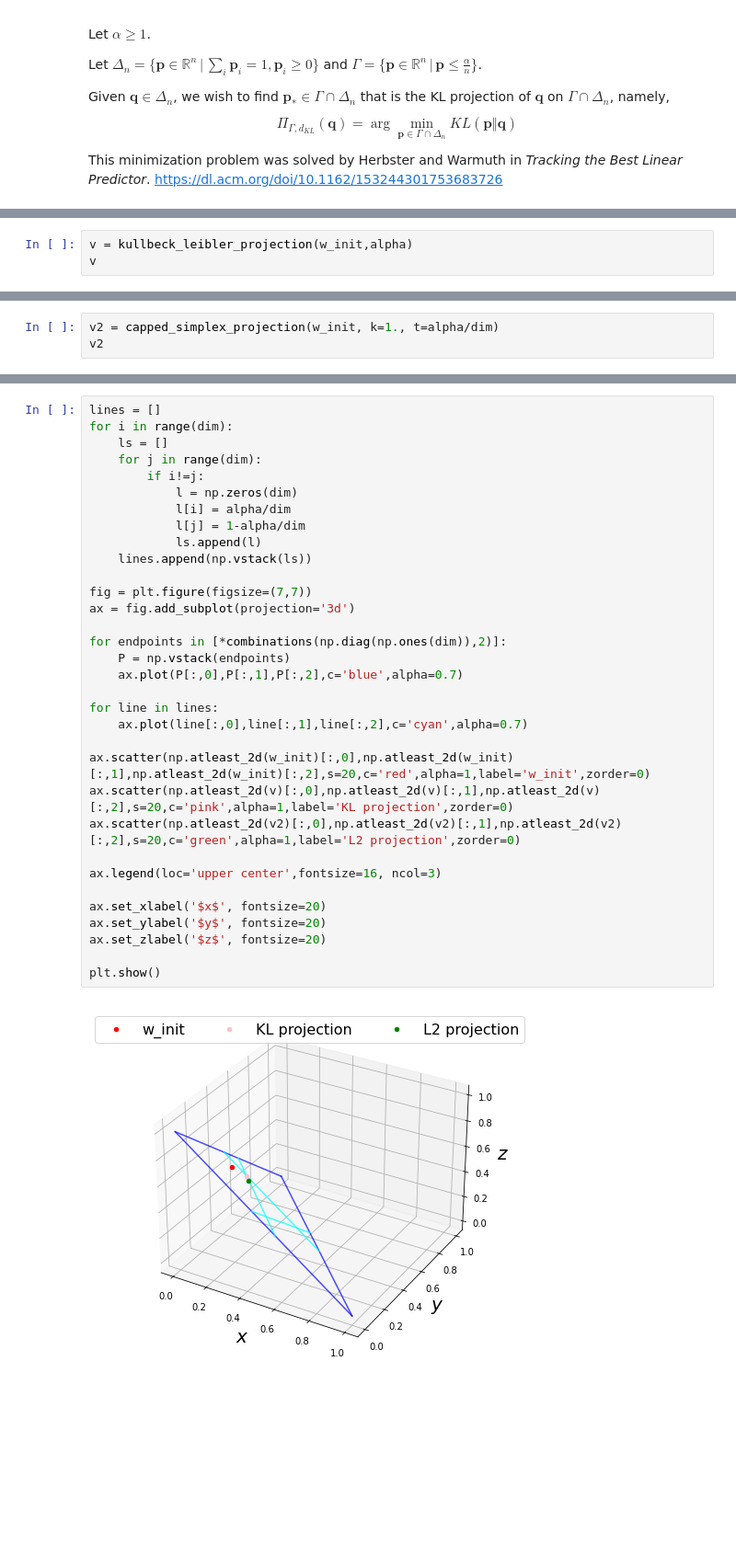
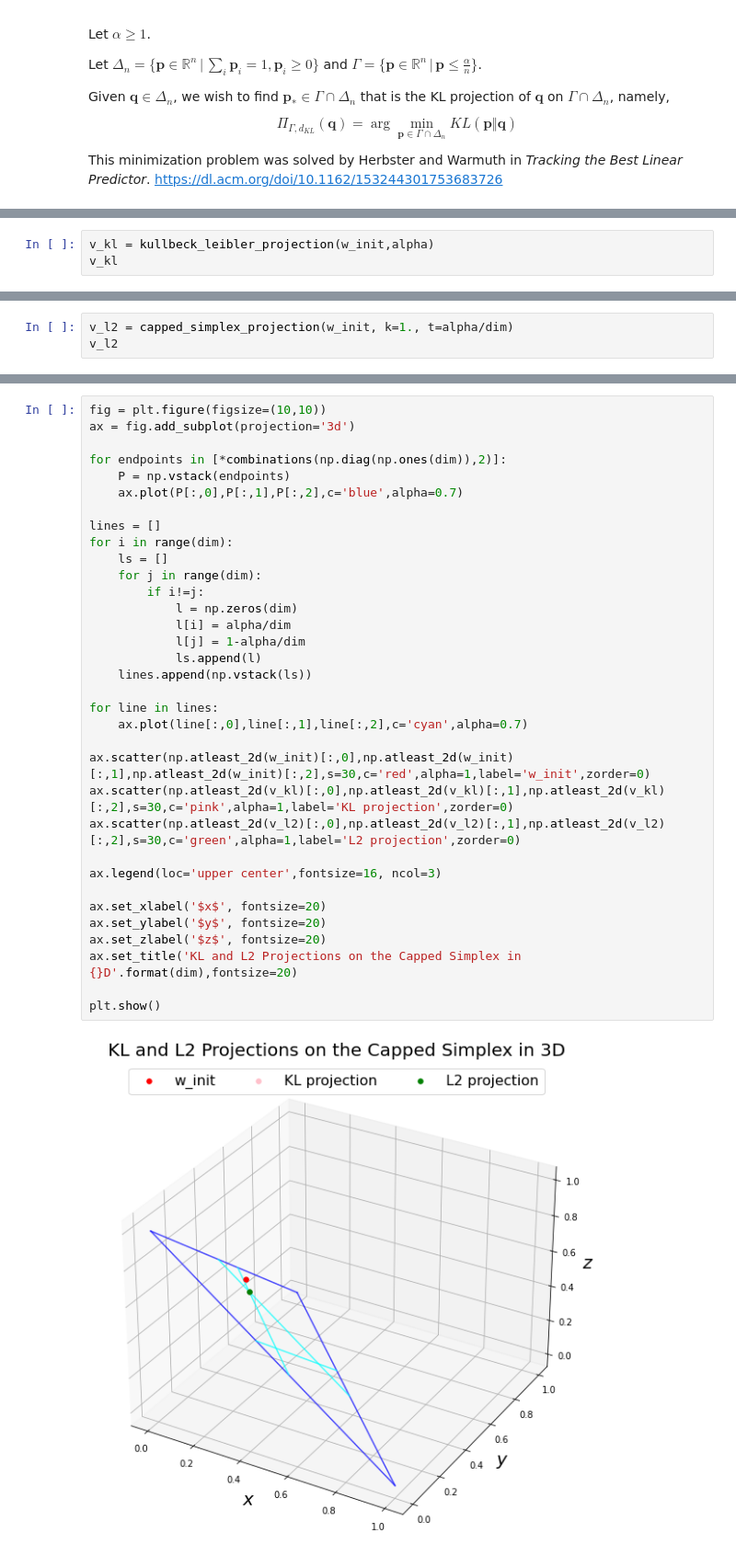
Before and after one commit to ordavidov/robust_mean_estimation, a Jupyter notebook: projections.ipynb, the cells around one changed output, grey strips where cells are left out. Shown at 92% size. Saved outputs shown, nothing was run; the diff lists cells and outputs as text; blank space fills up the shorter version.

```diff
--- a/projections.ipynb
+++ b/projections.ipynb
@@ -69,4 +57,4 @@ array([0.10711997, 0.33293035, 0.55994968])
 # %%
-v = kullbeck_leibler_projection(w_init,alpha)
-v
+v_kl = kullbeck_leibler_projection(w_init,alpha)
+v_kl
 # %% [output]
@@ -74,4 +62,4 @@ array([0.13794176, 0.42872491, 0.43333333])
 # %%
-v2 = capped_simplex_projection(w_init, k=1., t=alpha/dim)
-v2
+v_l2 = capped_simplex_projection(w_init, k=1., t=alpha/dim)
+v_l2
 # %% [output]
@@ -79,35 +67,36 @@ array([0.17042814, 0.39623852, 0.43333333])
 # %%
+fig = plt.figure(figsize=(10,10))
+ax = fig.add_subplot(projection='3d')
+
+for endpoints in [*combinations(np.diag(np.ones(dim)),2)]:
+    P = np.vstack(endpoints)
+    ax.plot(P[:,0],P[:,1],P[:,2],c='blue',alpha=0.7)
+
 lines = []
 for i in range(dim):
     ls = []
     for j in range(dim):
         if i!=j:
             l = np.zeros(dim)
             l[i] = alpha/dim
             l[j] = 1-alpha/dim
             ls.append(l)
     lines.append(np.vstack(ls))
 
-fig = plt.figure(figsize=(7,7))
-ax = fig.add_subplot(projection='3d')
-
-for endpoints in [*combinations(np.diag(np.ones(dim)),2)]:
-    P = np.vstack(endpoints)
-    ax.plot(P[:,0],P[:,1],P[:,2],c='blue',alpha=0.7)
-
 for line in lines:
     ax.plot(line[:,0],line[:,1],line[:,2],c='cyan',alpha=0.7)
 
-ax.scatter(np.atleast_2d(w_init)[:,0],np.atleast_2d(w_init)[:,1],np.atleast_2d(w_init)[:,2],s=20,c='red',alpha=1,label='w_init',zorder=0)
-ax.scatter(np.atleast_2d(v)[:,0],np.atleast_2d(v)[:,1],np.atleast_2d(v)[:,2],s=20,c='pink',alpha=1,label='KL projection',zorder=0)
-ax.scatter(np.atleast_2d(v2)[:,0],np.atleast_2d(v2)[:,1],np.atleast_2d(v2)[:,2],s=20,c='green',alpha=1,label='L2 projection',zorder=0)
+ax.scatter(np.atleast_2d(w_init)[:,0],np.atleast_2d(w_init)[:,1],np.atleast_2d(w_init)[:,2],s=30,c='red',alpha=1,label='w_init',zorder=0)
+ax.scatter(np.atleast_2d(v_kl)[:,0],np.atleast_2d(v_kl)[:,1],np.atleast_2d(v_kl)[:,2],s=30,c='pink',alpha=1,label='KL projection',zorder=0)
+ax.scatter(np.atleast_2d(v_l2)[:,0],np.atleast_2d(v_l2)[:,1],np.atleast_2d(v_l2)[:,2],s=30,c='green',alpha=1,label='L2 projection',zorder=0)
 
 ax.legend(loc='upper center',fontsize=16, ncol=3)
 
 ax.set_xlabel('$x$', fontsize=20)
 ax.set_ylabel('$y$', fontsize=20)
 ax.set_zlabel('$z$', fontsize=20)
+ax.set_title('KL and L2 Projections on the Capped Simplex in {}D'.format(dim),fontsize=20)
 
 plt.show()
 # %% [output]
-[figure, old version]
+[figure, new version]
```
Also changed, not shown: parts of 5 cells of this notebook, 1 other file.
